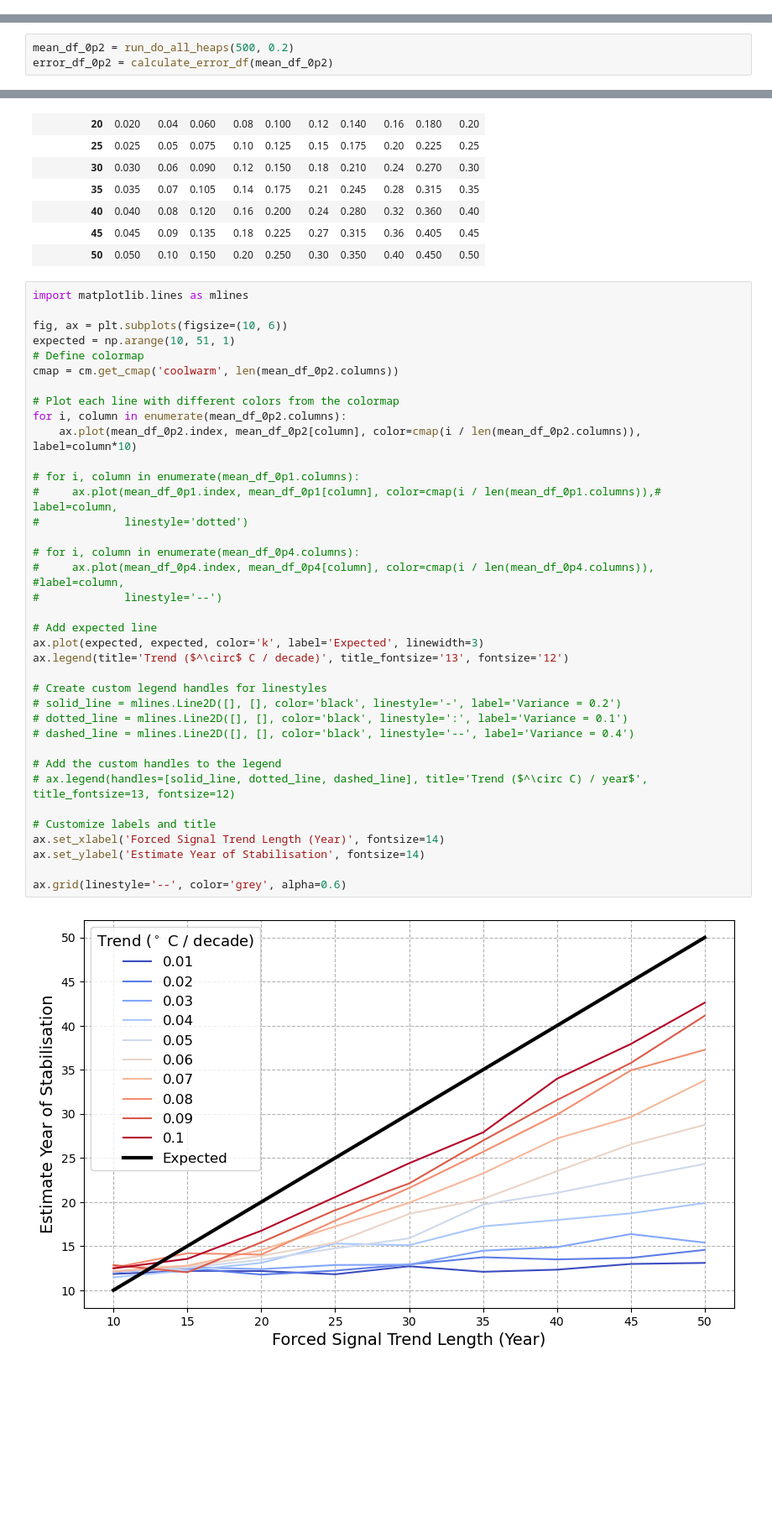
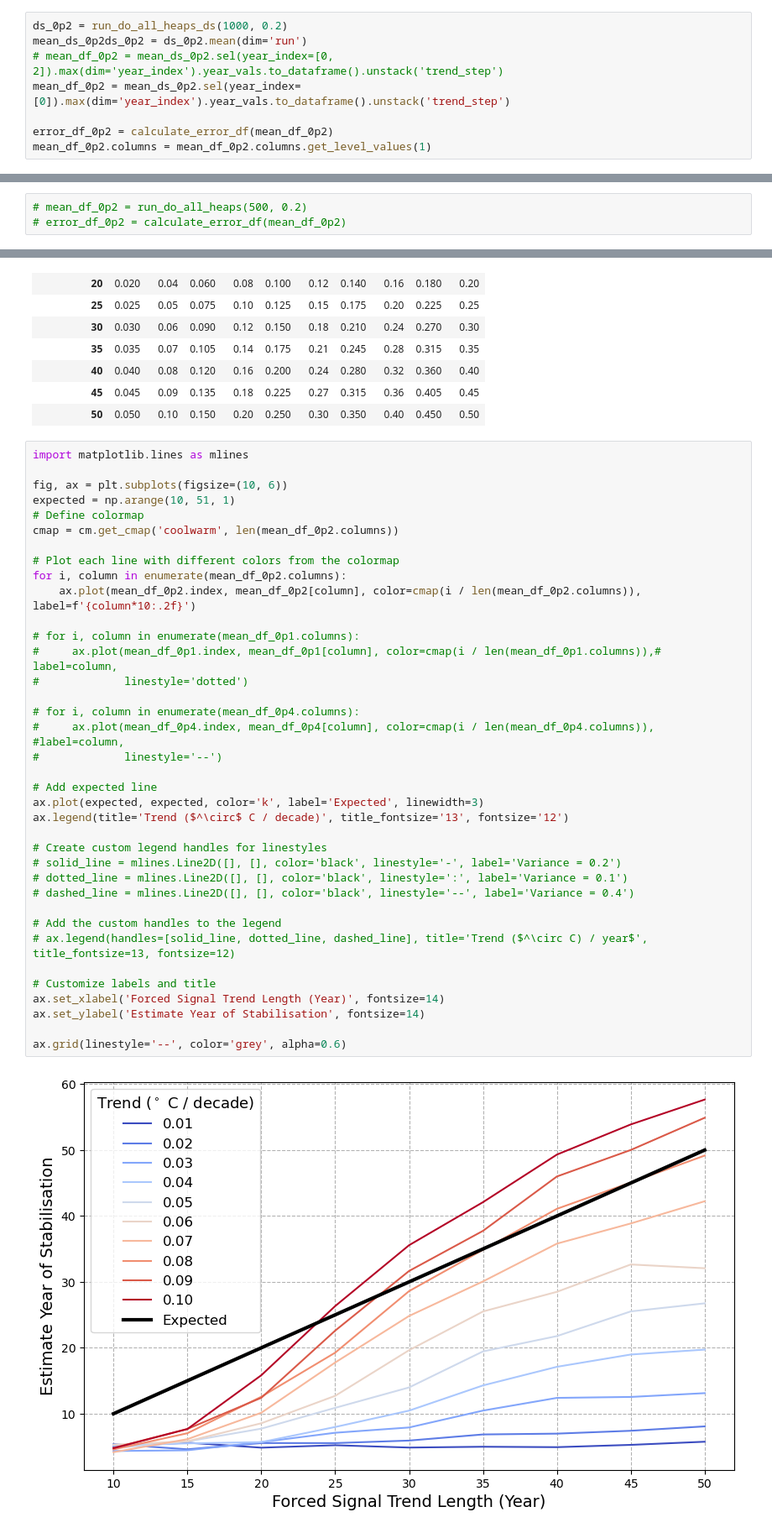
Before and after one commit to alexborowiak/zecmip_stabilisation, a Jupyter notebook: sythetic_timeseries_method_test_v2_all_window_frac_method.ipynb, the cells around one changed output, grey strips where cells are left out. Shown at 84% size. Saved outputs shown, nothing was run; the diff lists cells and outputs as text; blank space fills up the shorter version.

Commit message:
Improve plots

```diff
--- a/sythetic_timeseries_method_test_v2_all_window_frac_method.ipynb
+++ b/sythetic_timeseries_method_test_v2_all_window_frac_method.ipynb
@@ -658,0 +960,8 @@ reload(sn_calc)
+# %%
+ds_0p2 = run_do_all_heaps_ds(1000, 0.2)
+mean_ds_0p2ds_0p2 = ds_0p2.mean(dim='run')
+# mean_df_0p2 = mean_ds_0p2.sel(year_index=[0, 2]).max(dim='year_index').year_vals.to_dataframe().unstack('trend_step')
+mean_df_0p2 = mean_ds_0p2.sel(year_index=[0]).max(dim='year_index').year_vals.to_dataframe().unstack('trend_step')
+
+error_df_0p2 = calculate_error_df(mean_df_0p2)
+mean_df_0p2.columns = mean_df_0p2.columns.get_level_values(1)
@@ -659,3 +1039,3 @@ reload(sn_calc)
 # %%
-mean_df_0p2 = run_do_all_heaps(500, 0.2)
-error_df_0p2 = calculate_error_df(mean_df_0p2)
+# mean_df_0p2 = run_do_all_heaps(500, 0.2)
+# error_df_0p2 = calculate_error_df(mean_df_0p2)
@@ -737,35 +1085,35 @@ cmap = cm.get_cmap('coolwarm', len(mean_df_0p2.columns))
 
 # Plot each line with different colors from the colormap
 for i, column in enumerate(mean_df_0p2.columns):
-    ax.plot(mean_df_0p2.index, mean_df_0p2[column], color=cmap(i / len(mean_df_0p2.columns)), label=column*10)
+    ax.plot(mean_df_0p2.index, mean_df_0p2[column], color=cmap(i / len(mean_df_0p2.columns)), label=f'{column*10:.2f}')
 
 # for i, column in enumerate(mean_df_0p1.columns):
 #     ax.plot(mean_df_0p1.index, mean_df_0p1[column], color=cmap(i / len(mean_df_0p1.columns)),# label=column,
 #             linestyle='dotted')
 
 # for i, column in enumerate(mean_df_0p4.columns):
 #     ax.plot(mean_df_0p4.index, mean_df_0p4[column], color=cmap(i / len(mean_df_0p4.columns)), #label=column,
 #             linestyle='--')
 
 # Add expected line
 ax.plot(expected, expected, color='k', label='Expected', linewidth=3)
 ax.legend(title='Trend ($^\circ$ C / decade)', title_fontsize='13', fontsize='12')
 
 # Create custom legend handles for linestyles
 # solid_line = mlines.Line2D([], [], color='black', linestyle='-', label='Variance = 0.2')
 # dotted_line = mlines.Line2D([], [], color='black', linestyle=':', label='Variance = 0.1')
 # dashed_line = mlines.Line2D([], [], color='black', linestyle='--', label='Variance = 0.4')
 
 # Add the custom handles to the legend
 # ax.legend(handles=[solid_line, dotted_line, dashed_line], title='Trend ($^\circ C) / year$', title_fontsize=13, fontsize=12)
 
 # Customize labels and title
 ax.set_xlabel('Forced Signal Trend Length (Year)', fontsize=14)
 ax.set_ylabel('Estimate Year of Stabilisation', fontsize=14)
 
 ax.grid(linestyle='--', color='grey', alpha=0.6)
 # %% [output]
-[figure, old version]
+[figure, new version]
 # %%
 
 # Define your levels and colors
```
Also changed, not shown: parts of 29 cells of this notebook, 2 other files.
